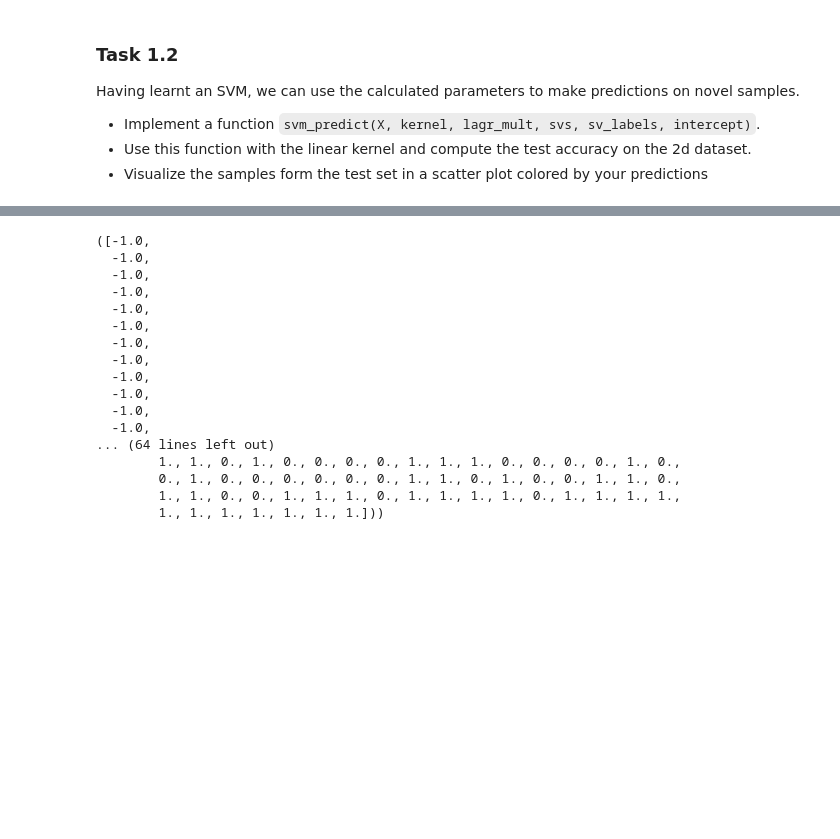
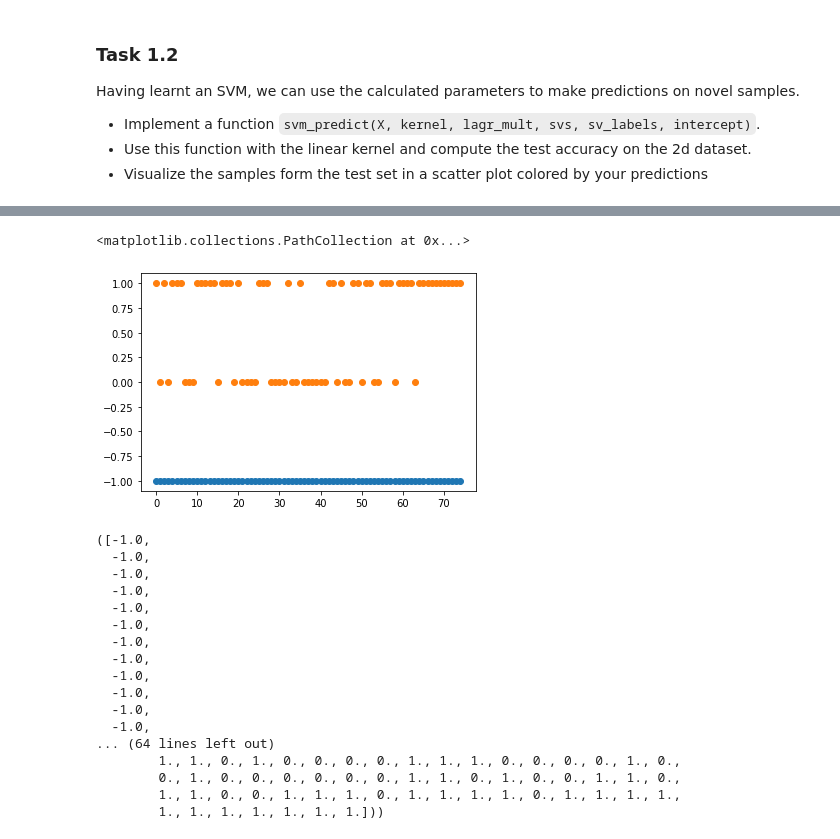
Before and after one commit to Smitpatel37/Machine-Learning-Assignments, a Jupyter notebook: Practical-4/4_NAME1_NAME2_NAME3.ipynb, the cells around one changed output, grey strips where cells are left out. Cells and saved outputs as stored; diff of their text form; code cells hidden in the pictures; blank space fills up the shorter version.

```diff
--- a/Practical-4/4_NAME1_NAME2_NAME3.ipynb
+++ b/Practical-4/4_NAME1_NAME2_NAME3.ipynb
@@ -222,3 +216,9 @@ y_pred = svm_predict(X_test,lagr_mul, svs, sv_labels,intercept, kernel=linear_ke
+# %%
+plt.scatter(range(len(y_pred)),y_pred)
+plt.scatter(range(len(y_pred)),t_test)
+# %% [output]
+<matplotlib.collections.PathCollection at 0x...>
+[figure, added]
 # %%
 # visualize predictions
 y_pred, t_test
```
Also changed, not shown: parts of 28 cells of this notebook.
